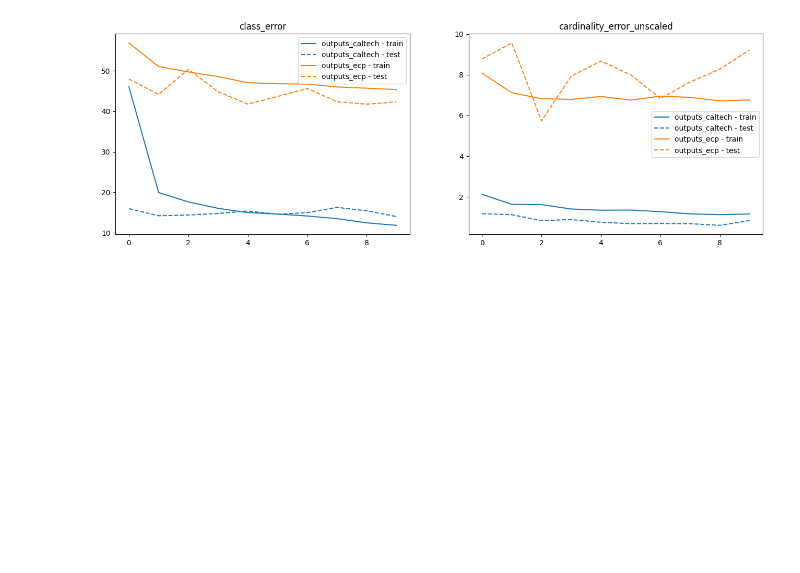
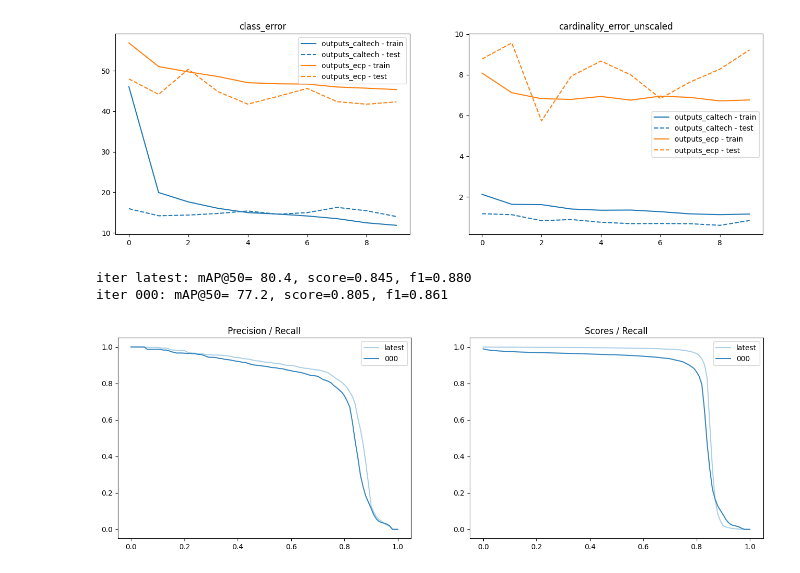
Before and after one commit to asnyder613/ds6050-group1-project, a Jupyter notebook: 04-caltech-model-detr-analysis.ipynb, the cells around one changed output. Drawn from its saved outputs; the diff is of its cells as text; code cells hidden in the pictures; blank space fills up the shorter version.

```diff
--- a/04-caltech-model-detr-analysis.ipynb
+++ b/04-caltech-model-detr-analysis.ipynb
@@ -69,3 +71,10 @@ plot_logs(log_directory,
           fields_of_interest)
 # %% [output]
 [figure]
+# %%
+files = list(Path('/home/ybt7qf/ds6050-group1-project/save_dir_detr/outputs_caltech/eval').glob('*.pth'))
+plot_precision_recall(files);
+# %% [output]
+iter latest: mAP@50= 80.4, score=0.845, f1=0.880
+iter 000: mAP@50= 77.2, score=0.805, f1=0.861
+[figure, added]
```
Also changed, not shown: parts of 5 cells of this notebook, 2 other files.
